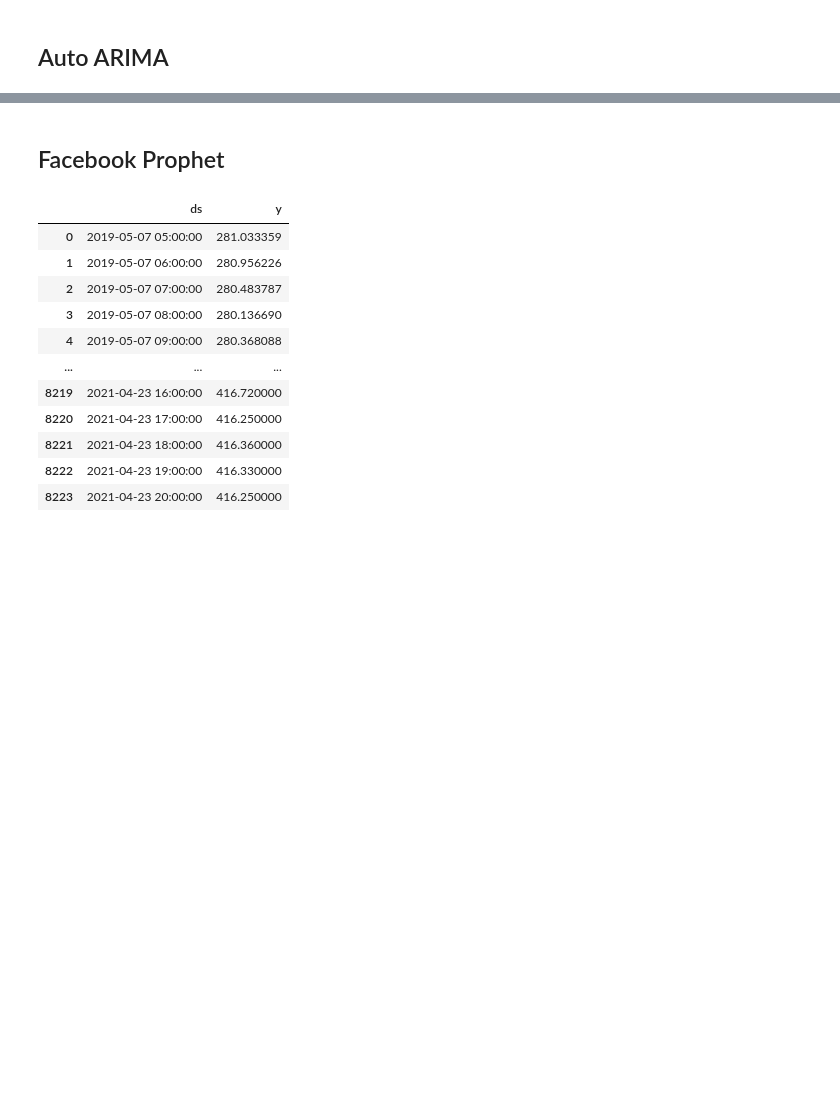
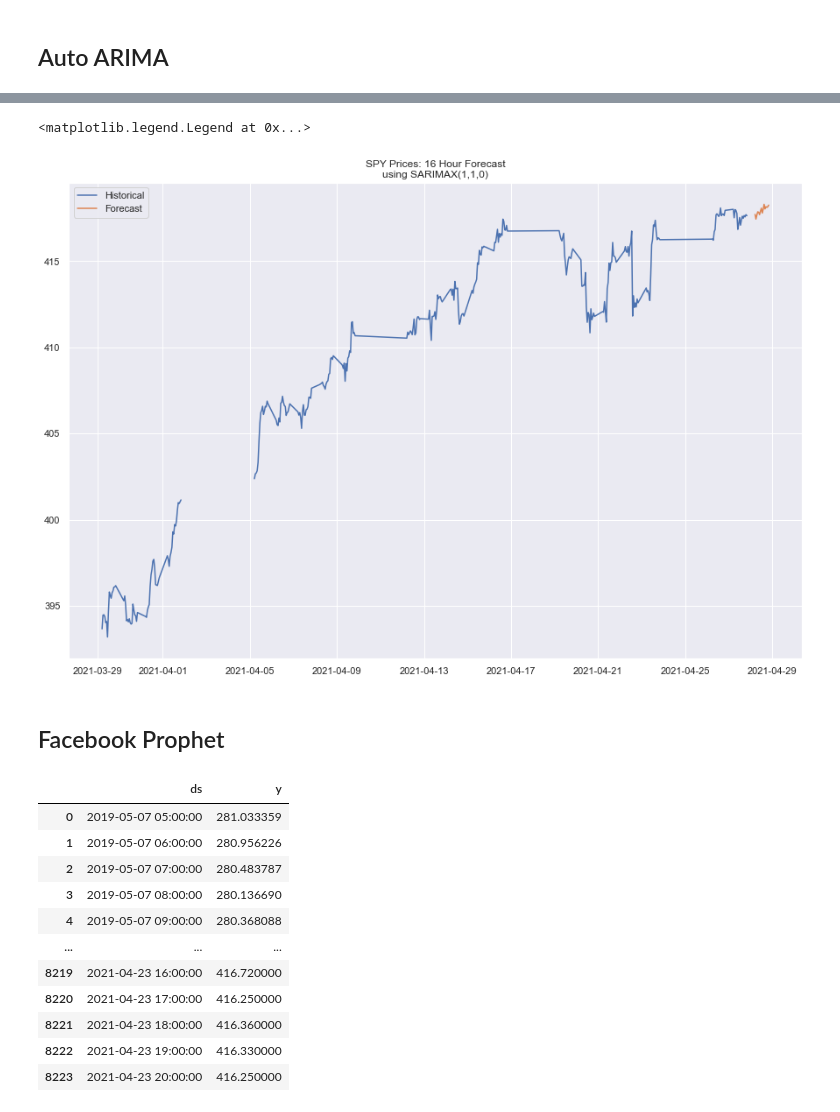
Before and after one commit to eggrollofchaos/i_spy_etf_price_predictions, a Jupyter notebook: crisp_dm_process/spy_eda.ipynb, the cells around one changed output, grey strips where cells are left out. Drawn from its saved outputs; the diff is of its cells as text; code cells hidden in the pictures; blank space fills up the shorter version.

```diff
--- a/code/spy_eda.ipynb
+++ b/crisp_dm_process/spy_eda.ipynb
@@ -159,3 +210,6 @@ cbh
 #     df_full
 # %% [output]
 Nothing to append
+# %%
+vol_last = df_last.volume
+vol_last[-16:]
@@ -349,0 +608,6 @@ KeyboardInterrupt:
+# %%
+# sari_mod_last = SARIMAX(df_last,order=(1,1,0)).fit()
+sari_mod_last = SARIMAX(df_last,order=(1,1,0),seasonal_order=(1,1,0,16)).fit()
+sari_mod_last = SARIMAX(df_last.dropna(),order=(1,1,0),seasonal_order=(1,1,0,16), exog=vol_last.dropna()).fit()
+# results = sari_mod.fit()
+sari_mod_last.summary()
@@ -349,0 +641,2 @@ KeyboardInterrupt:
+# %%
+forecast = sari_mod_last.forecast(steps=16)
@@ -350,3 +666,12 @@ KeyboardInterrupt:
+# %%
+fig, ax = plt.subplots(figsize = (15,10))
+ax.plot(df_last.index, df_last, label='Historical')
+ax.plot(forecast, label='Forecast')
+ax.set_title('SPY Prices: 16 Hour Forecast\nusing SARIMAX(1,1,0)')
+plt.legend()
+# %% [output]
+<matplotlib.legend.Legend at 0x...>
+[figure, added]
 # %% [markdown]
 ## Facebook Prophet
 # %%
```
Also changed, not shown: parts of 54 cells of this notebook, 8 other files.
